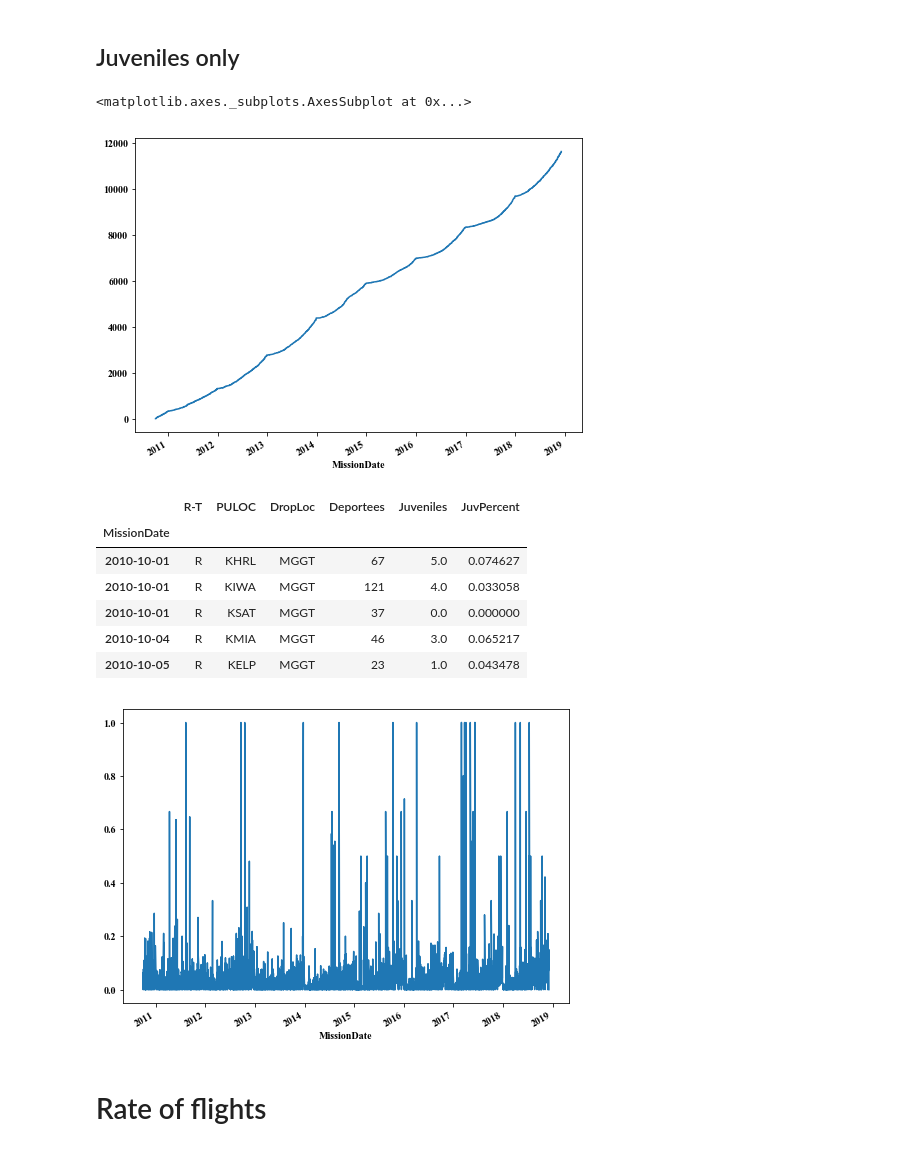
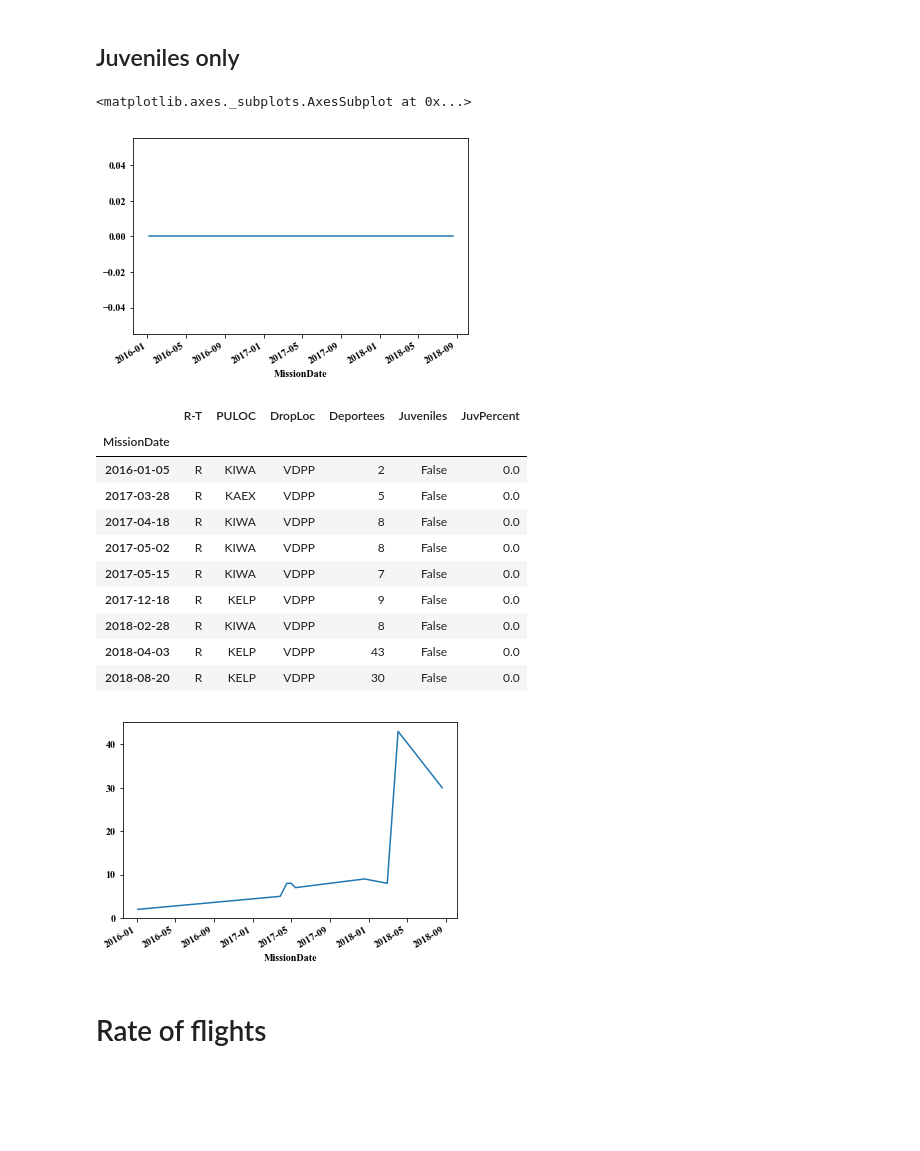
Before and after one commit to UWCHR/ice-air, a Jupyter notebook: analyze/note/analyze.ipynb, the cells around one changed output. Saved outputs shown, nothing was run; the diff lists cells and outputs as text; code cells hidden in the pictures; blank space fills up the shorter version.

```diff
--- a/analyze/note/analyze.ipynb
+++ b/analyze/note/analyze.ipynb
@@ -571,7 +571,7 @@ multiple_alienID.to_csv('../output/multiple_alienID.csv.gz', compression='gzip',
 # %% [markdown]
 # By nationality
 # %%
-nationality = 'GUATEMALA'
+nationality = 'CAMBODIA'
 # %%
 nationality_df = df[df['CountryOfCitizenship'] == nationality]
 # %%
@@ -619,25 +619,29 @@ juv_r_cum = juv_repatriations['Juveniles'].cumsum()
 juv_r_cum.plot()
 # %% [output]
 <matplotlib.axes._subplots.AxesSubplot at 0x...>
-[figure, old version]
+[figure, new version]
 # %%
 repatriations['Juveniles'] = juv_repatriations['Juveniles']
 # %%
 repatriations['JuvPercent'] = juv_repatriations['Juveniles'] / repatriations['Deportees']
-# %%
-repatriations.head()
-# %% [output]
-|  | R-T | PULOC | DropLoc | Deportees | Juveniles | JuvPercent |
-| MissionDate |  |  |  |  |  |  |
-| 2010-10-01 | R | KHRL | MGGT | 67 | 5.0 | 0.074627 |
-| 2010-10-01 | R | KIWA | MGGT | 121 | 4.0 | 0.033058 |
-| 2010-10-01 | R | KSAT | MGGT | 37 | 0.0 | 0.000000 |
-| 2010-10-04 | R | KMIA | MGGT | 46 | 3.0 | 0.065217 |
-| 2010-10-05 | R | KELP | MGGT | 23 | 1.0 | 0.043478 |
+# %%
+repatriations.tail(20)
+# %% [output]
+|  | R-T | PULOC | DropLoc | Deportees | Juveniles | JuvPercent |
+| MissionDate |  |  |  |  |  |  |
+| 2016-01-05 | R | KIWA | VDPP | 2 | False | 0.0 |
+| 2017-03-28 | R | KAEX | VDPP | 5 | False | 0.0 |
+| 2017-04-18 | R | KIWA | VDPP | 8 | False | 0.0 |
+| 2017-05-02 | R | KIWA | VDPP | 8 | False | 0.0 |
+| 2017-05-15 | R | KIWA | VDPP | 7 | False | 0.0 |
+| 2017-12-18 | R | KELP | VDPP | 9 | False | 0.0 |
+| 2018-02-28 | R | KIWA | VDPP | 8 | False | 0.0 |
+| 2018-04-03 | R | KELP | VDPP | 43 | False | 0.0 |
+| 2018-08-20 | R | KELP | VDPP | 30 | False | 0.0 |
 # %%
-repatriations['JuvPercent'].plot();
+repatriations['Deportees'].plot();
 # %% [output]
-[figure, old version]
+[figure, new version]
 # %% [markdown]
 # Rate of flights
 # %% [markdown]
```
Also changed, not shown: parts of 4 cells of this notebook, 8 other files.
